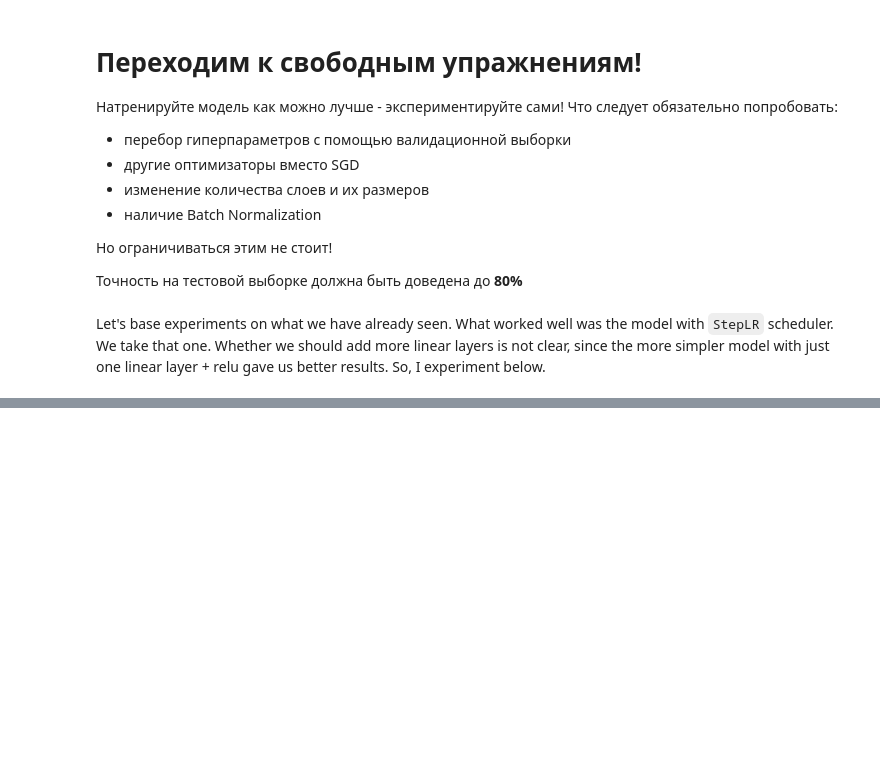
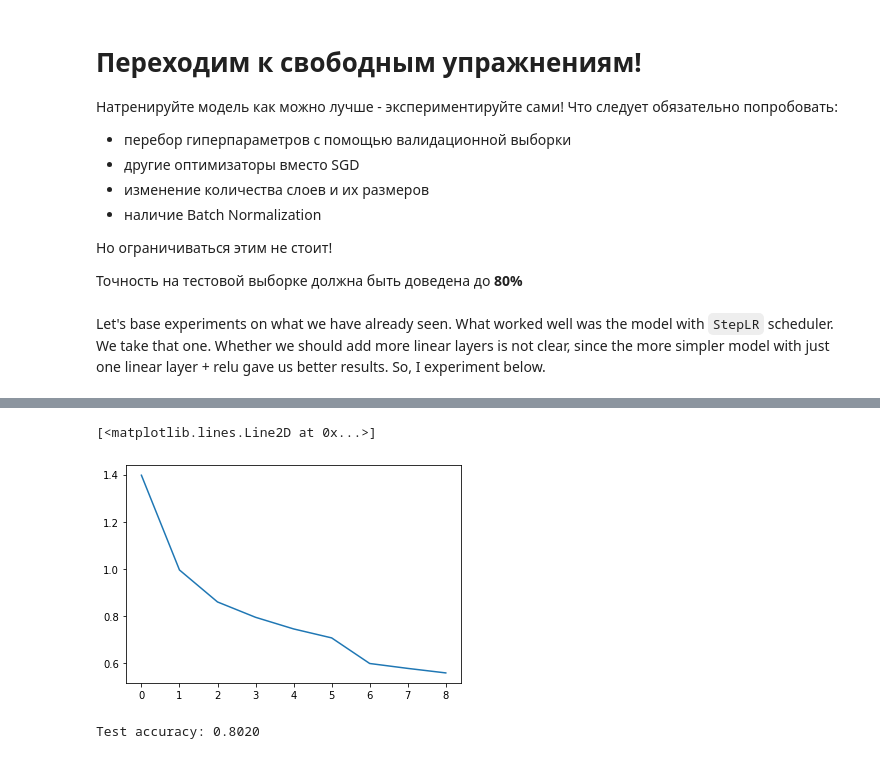
Before and after one commit to olegpolivin/dlcourse_ai, a Jupyter notebook: assignments/assignment2/PyTorch.ipynb, the cells around one changed output, grey strips where cells are left out. Drawn from its saved outputs; the diff is of its cells as text; code cells hidden in the pictures; blank space fills up the shorter version.

Commit message:
HW2: PyTorch done

```diff
--- a/assignments/assignment2/PyTorch.ipynb
+++ b/assignments/assignment2/PyTorch.ipynb
@@ -143,7 +143,8 @@ def train_model(model, train_loader, val_loader, loss, optimizer, num_epochs, sc
 
         if scheduler:
             scheduler.step()
-            print(f'After LR on epoch {epoch} equals {scheduler.get_last_lr()[0]}')
+            current_lr = optimizer.param_groups[0]['lr']
+            print(f'LR on epoch {epoch} equals {current_lr}')
         print("Average loss: %f, Train accuracy: %f, Val accuracy: %f" % (ave_loss, train_accuracy, val_accuracy))
 
     return loss_history, train_history, val_history
@@ -462,17 +475,19 @@ Custom stuff:
 # %%
 # Experiment here!
-
-num_epochs = 40
+loss = nn.CrossEntropyLoss().type(torch.cuda.FloatTensor)
+num_epochs = 9
 nn_model = nn.Sequential(
             Flattener(),
             nn.Linear(3*32*32, 512),
             nn.ReLU(inplace=True),
+            nn.BatchNorm1d(512),
             nn.Linear(512, 100),
             nn.ReLU(inplace=True),
+            nn.BatchNorm1d(100),
             nn.Linear(100, 10),
          )
 
-optimizer = optim.SGD(nn_model.parameters(), lr=1e-2, weight_decay=1e-1, momentum = 0)
+optimizer = optim.SGD(nn_model.parameters(), lr=1e-3, weight_decay=1e-3, momentum = 0.99)
 scheduler = optim.lr_scheduler.StepLR(optimizer, step_size=5, gamma=0.5)
 # Added scheduler.step() in train_model function
 
@@ -507,5 +520,12 @@ Average loss: 1.672784, Train accuracy: 0.436440, Val accuracy: 0.432189
+# %%
+plt.plot(loss_history)
+# %% [output]
+[<matplotlib.lines.Line2D at 0x...>]
+[figure, added]
 # %%
 # Как всегда, в конце проверяем на test set
 test_loader = torch.utils.data.DataLoader(data_test, batch_size=batch_size)
 test_accuracy = compute_accuracy(nn_model, test_loader)
 print("Test accuracy: %2.4f" % test_accuracy)
+# %% [output]
+Test accuracy: 0.8020
```
Also changed, not shown: parts of 8 cells of this notebook.
